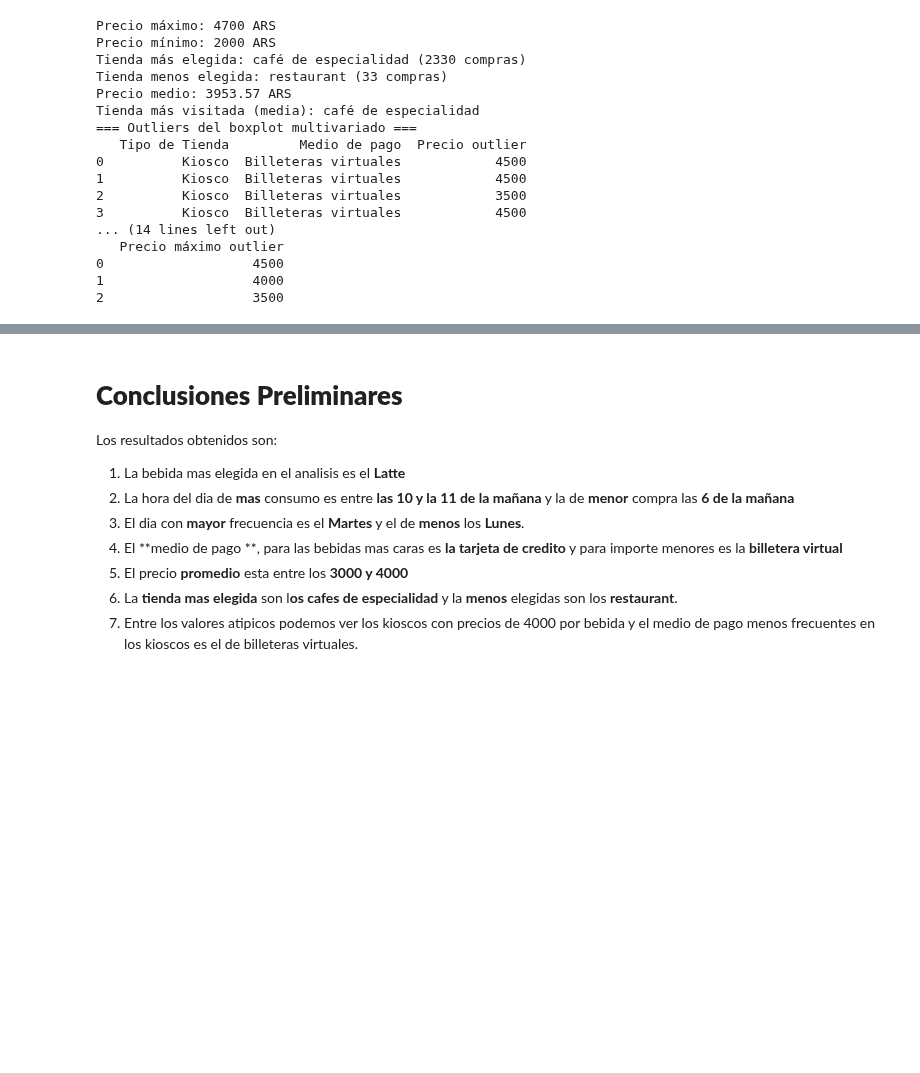
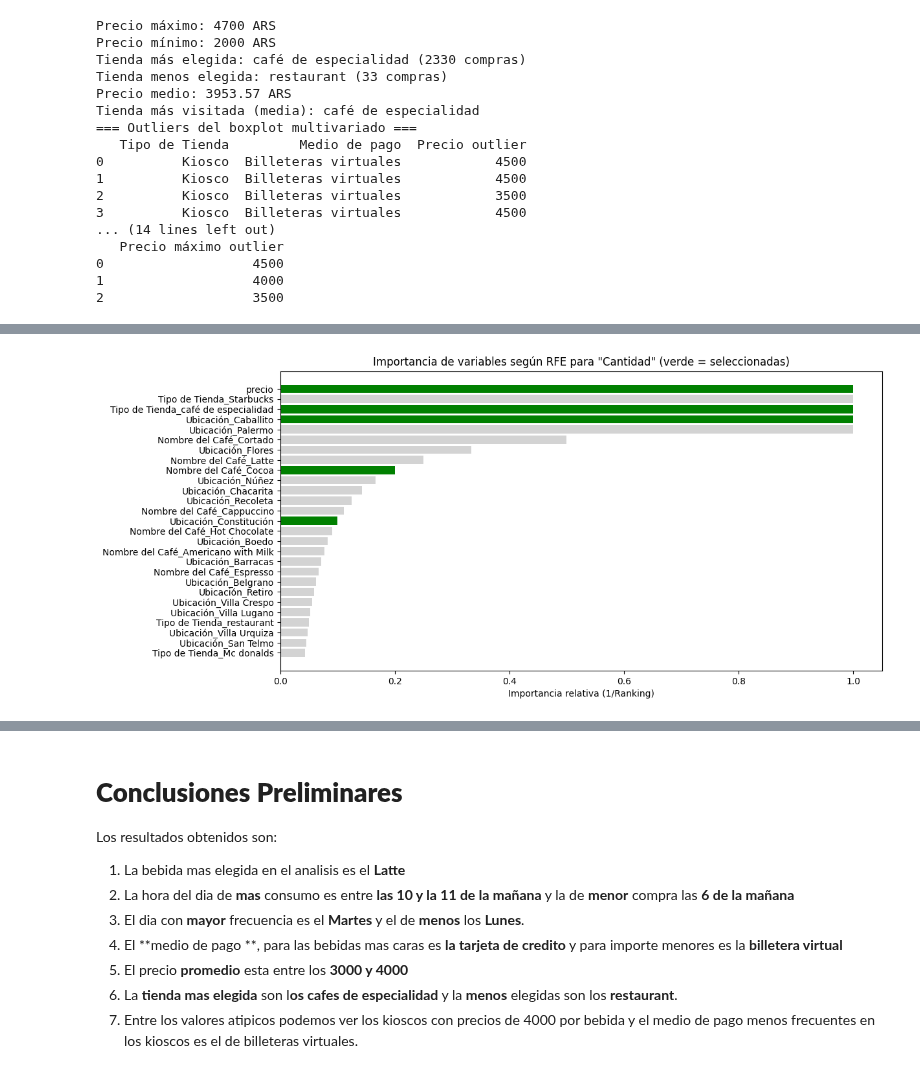
Before and after one commit to estemartinez87-cell/ProyectoConsumodeCafeI-MartinezEstela, a Jupyter notebook: Analisis_del_consumo_del_cafe.ipynb, the cells around one changed output, grey strips where cells are left out. Drawn from its saved outputs; the diff is of its cells as text; code cells hidden in the pictures; blank space fills up the shorter version.

```diff
--- a/Analisis_del_consumo_del_cafe.ipynb
+++ b/Analisis_del_consumo_del_cafe.ipynb
@@ -473,0 +950,79 @@ Características seleccionadas: Index(['Cantidad', 'Tipo de Tienda_Starbucks',
+# %%
+import pandas as pd
+from sklearn.feature_selection import RFE
+from sklearn.ensemble import RandomForestRegressor
+import matplotlib.pyplot as plt
+
+# ---------------------------
+# 1️⃣ Configuración flexible
+# ---------------------------
+
+# Variable objetivo (a predecir)
+target = 'Cantidad'  # por ejemplo: 'Cantidad' o 'precio'
+
+# Variables predictoras
+features = ['Tipo de Tienda', 'Ubicación', 'Nombre del Café', 'precio']  # ajusta según lo que quieras usar
+
+# Número de variables a seleccionar con RFE
+n_features_to_select = 5
+
+# Columnas numéricas para detectar outliers (opcional)
+numeric_cols = ['Cantidad', 'precio']
+
+# ---------------------------
+# 2️⃣ Eliminar outliers usando IQR
+# ---------------------------
+df_clean = df.copy()
+for col in numeric_cols:
+    if col in df_clean.columns:
+        Q1 = df_clean[col].quantile(0.25)
+        Q3 = df_clean[col].quantile(0.75)
+        IQR = Q3 - Q1
+        lower_bound = Q1 - 1.5 * IQR
+        upper_bound = Q3 + 1.5 * IQR
+        df_clean = df_clean[(df_clean[col] >= lower_bound) & (df_clean[col] <= upper_bound)]
+
+print("✅ Dataset limpio de outliers. Nuevo tamaño:", df_clean.shape)
+
+# ---------------------------
+# 3️⃣ Preparar datos para RFE
+# ---------------------------
+X = df_clean[features].copy()
+y = df_clean[target].copy()
+
+# Convertir categóricas a numéricas
+X = pd.get_dummies(X, drop_first=True)
+
+# ---------------------------
+# 4️⃣ Modelo base y RFE
+# ---------------------------
+model = RandomForestRegressor(n_estimators=100, random_state=42)
+rfe = RFE(estimator=model, n_features_to_select=n_features_to_select)
+rfe.fit(X, y)
+
+# ---------------------------
+# 5️⃣ Resultados
+# ---------------------------
+selected_columns = X.columns[rfe.support_]
+print(f"\n✅ Variables seleccionadas con RFE para predecir '{target}':")
+print(selected_columns)
+
+ranking = pd.DataFrame({
+    'Feature': X.columns,
+    'Ranking': rfe.ranking_
+}).sort_values(by='Ranking')
+
+print("\n📊 Ranking completo de variables:")
+print(ranking)
+
+# ---------------------------
+# 6️⃣ Gráfico de importancia
+# ---------------------------
+plt.figure(figsize=(12,6))
+colors = ['green' if rfe.support_[i] else 'lightgray' for i in range(len(X.columns))]
+plt.barh(ranking['Feature'], 1/ranking['Ranking'], color=colors)
+plt.xlabel('Importancia relativa (1/Ranking)')
+plt.title(f'Importancia de variables según RFE para "{target}" (verde = seleccionadas)')
+plt.gca().invert_yaxis()
+plt.show()
+# %% [output]
@@ -473,0 +1046 @@ Características seleccionadas: Index(['Cantidad', 'Tipo de Tienda_Starbucks',
+[figure, added]
```
Also changed, not shown: parts of 20 cells of this notebook.
